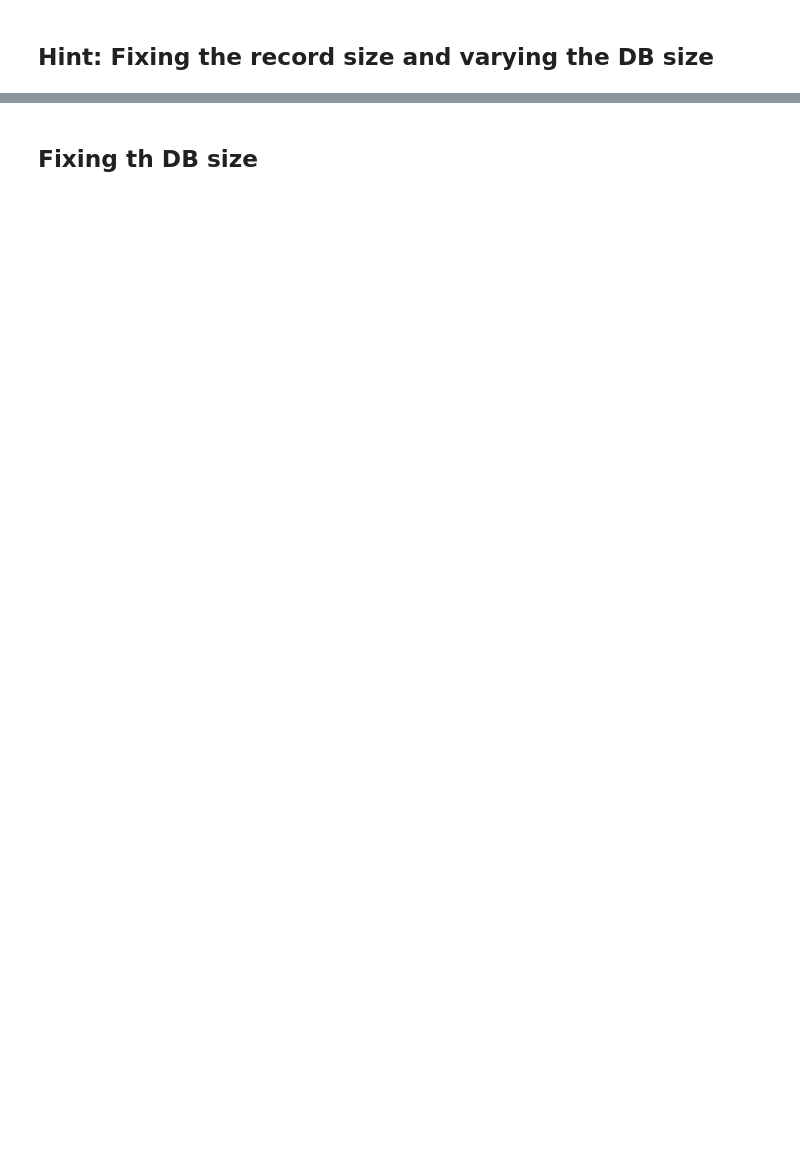
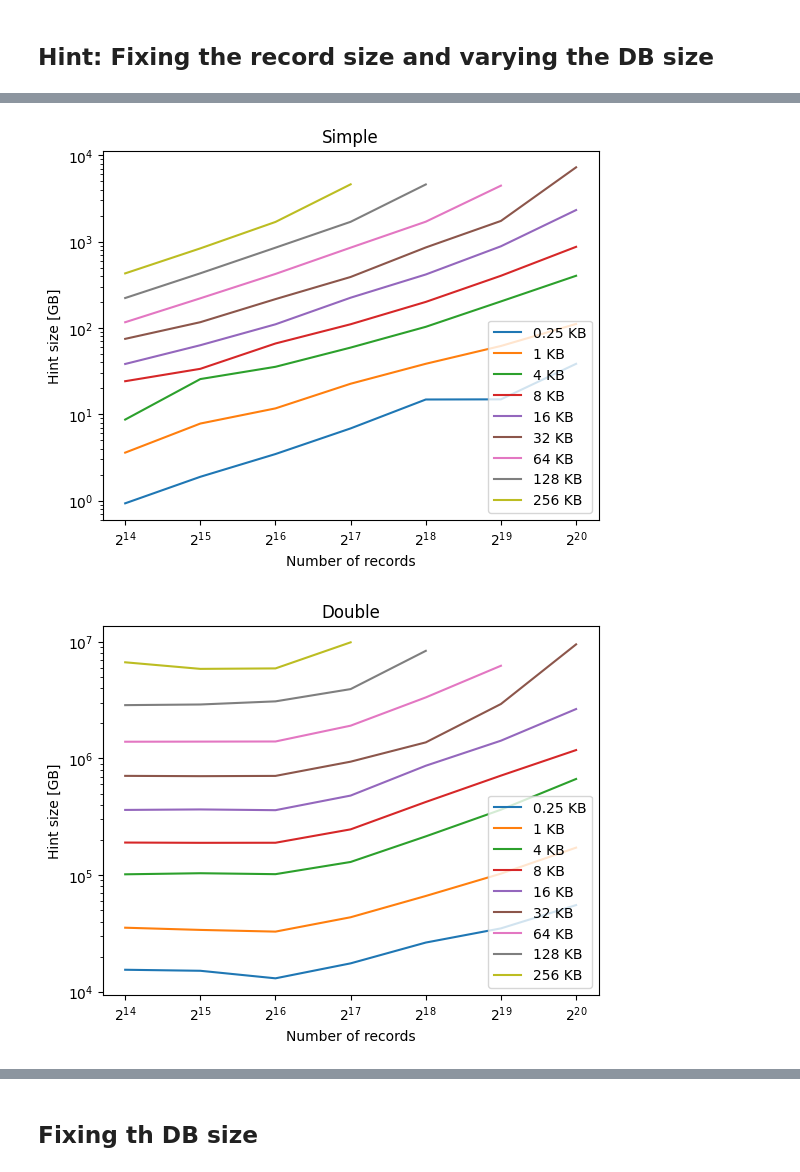
Before and after one commit to sophiartl/PIR_project, a Jupyter notebook: plots/hint.ipynb, the cells around one changed output, grey strips where cells are left out. Drawn from its saved outputs; the diff is of its cells as text; code cells hidden in the pictures; blank space fills up the shorter version.

```diff
--- a/plots/hint.ipynb
+++ b/plots/hint.ipynb
@@ -142,0 +18,67 @@ plt.show()
+# %%
+from matplotlib.ticker import LogLocator
+import math
+
+power_rng= ['$2^14$','$2^14$','$2^14$','$2^14$','$2^14$','$2^14$','$2^14$']
+
+for i in [0.25,1,4,8,16,32,64,128,256]:
+    #hint
+    mine = simple_total[np.where(simple_total[:,1] == i)]
+    sorted_spi = mine[mine[:, 0].argsort()]
+    total_size = sorted_spi[:,0]
+    hint = sorted_spi[:,5]/1024 #MB
+    name = '{} KB'.format(i)
+
+    plt.plot(total_size, hint, label = name)
+plt.legend()
+plt.title("Simple")
+plt.yscale('log')
+plt.xscale('log',base=2)
+plt.xlabel("Number of records")
+plt.ylabel("Hint size [GB]")
+
+plt.show()
+
+
+for i in [0.25,1,4,8,16,32,64,128,256]:
+    #hint
+    mine = double_total[np.where(double_total[:,1] == i)]
+    sorted_spi = mine[mine[:, 0].argsort()]
+    total_size = sorted_spi[:,0] #MB
+    hint = sorted_spi[:,5] #MB
+    name = '{} KB'.format(i)
+
+    plt.plot(total_size, hint, label = name)
+plt.legend()
+plt.title("Double")
+plt.yscale('log')
+plt.xscale('log',base=2)
+plt.xlabel("Number of records")
+plt.ylabel("Hint size [GB]")
+
+plt.show()
+
+
+
+for i in [0.25,1,4,8,16,32,64,128,256]:
+    #hint
+    mine = spi_total[np.where(spi_total[:,1] == i)]
+    sorted_spi = mine[mine[:, 0].argsort()]
+    total_size = sorted_spi[:,0] #MB
+    hint = sorted_spi[:,5]/1024 #MB
+    name = '{} KB'.format(i)
+
+    plt.plot(total_size, hint, label = name)
+plt.legend()
+plt.title("Spiral")
+plt.yscale('log')
+plt.xscale('log',base=2)
+
+
+plt.xlabel("Number of records")
+plt.ylabel("Hint size [MB]")
+
+plt.show()
+# %% [output]
+[figure, added]
+[figure, added]
```
Also changed, not shown: parts of 15 cells of this notebook, 19 other files.
